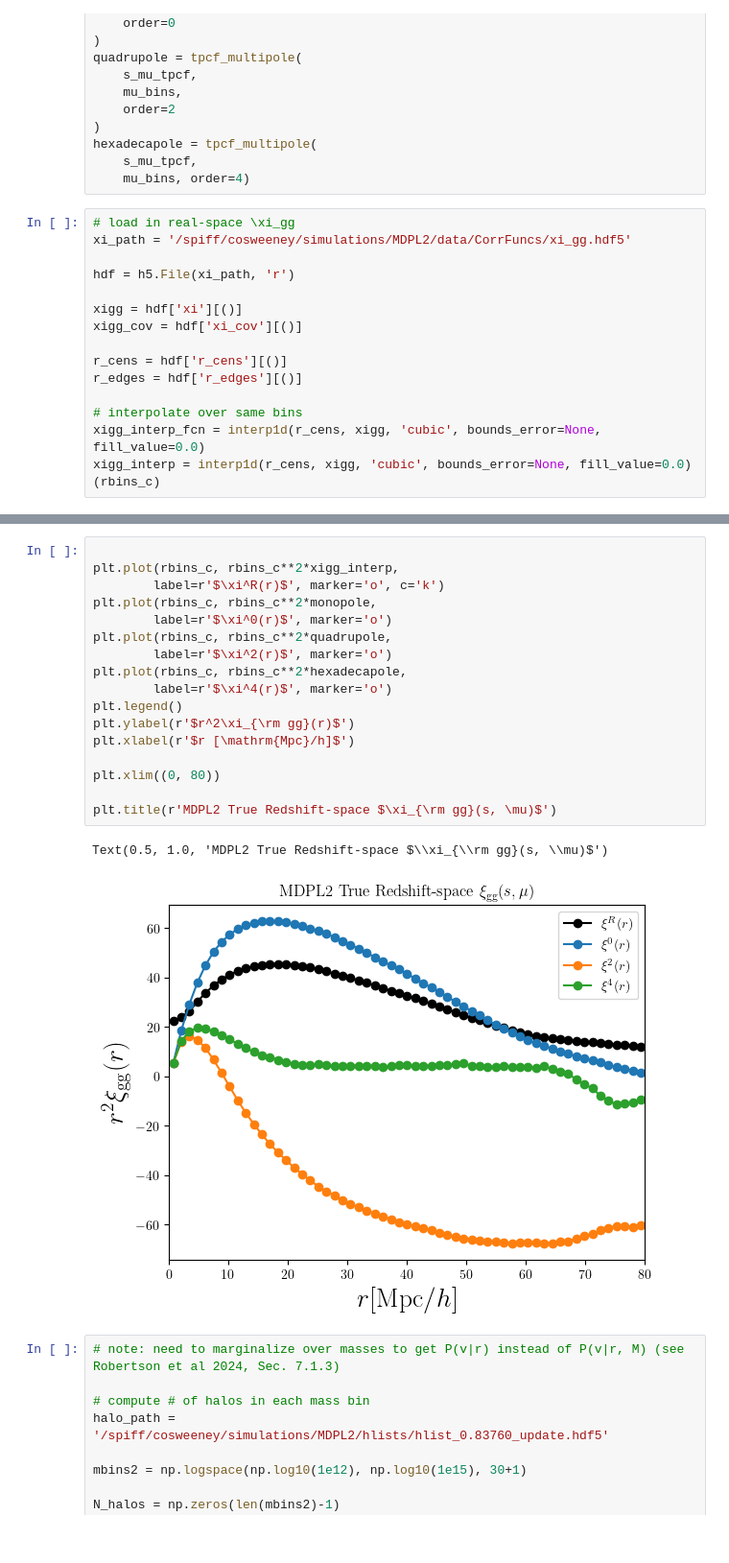
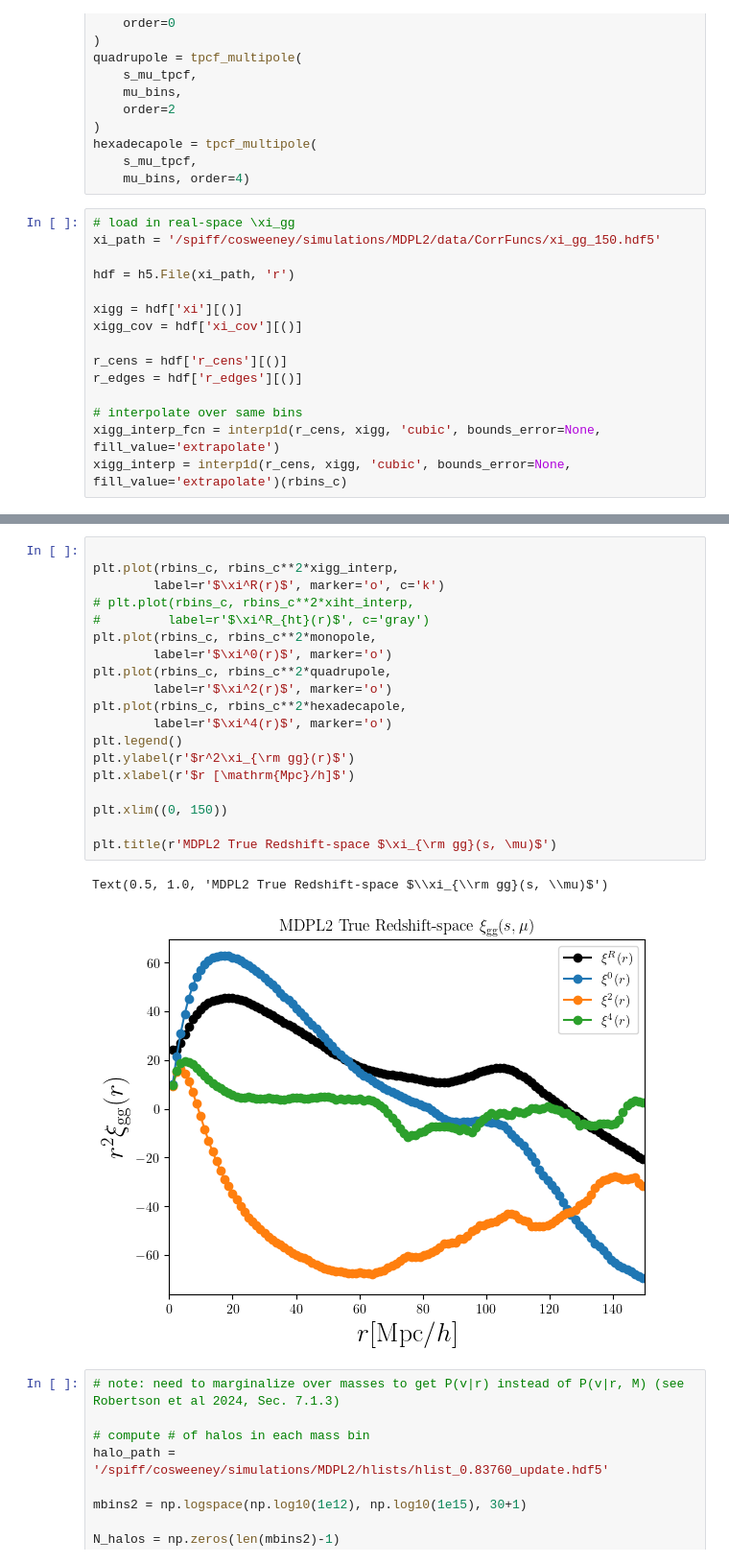
Before and after one commit to cosweeney/clive_bias, a Jupyter notebook: notebooks/streaming_model/MDPL2_streaming.ipynb, the cells around one changed output, grey strips where cells are left out. Shown at 96% size. Cells and saved outputs as stored; diff of their text form.

```diff
--- a/notebooks/streaming_model/MDPL2_streaming.ipynb
+++ b/notebooks/streaming_model/MDPL2_streaming.ipynb
@@ -314,7 +307,7 @@ hexadecapole = tpcf_multipole(
     mu_bins, order=4)
 # %%
 # load in real-space \xi_gg
-xi_path = '/spiff/cosweeney/simulations/MDPL2/data/CorrFuncs/xi_gg.hdf5'
+xi_path = '/spiff/cosweeney/simulations/MDPL2/data/CorrFuncs/xi_gg_150.hdf5'
 
 hdf = h5.File(xi_path, 'r')
 
@@ -325,5 +318,5 @@ r_cens = hdf['r_cens'][()]
 r_edges = hdf['r_edges'][()]
 
 # interpolate over same bins
-xigg_interp_fcn = interp1d(r_cens, xigg, 'cubic', bounds_error=None, fill_value=0.0)
-xigg_interp = interp1d(r_cens, xigg, 'cubic', bounds_error=None, fill_value=0.0)(rbins_c)
+xigg_interp_fcn = interp1d(r_cens, xigg, 'cubic', bounds_error=None, fill_value='extrapolate')
+xigg_interp = interp1d(r_cens, xigg, 'cubic', bounds_error=None, fill_value='extrapolate')(rbins_c)
@@ -330,23 +335,25 @@ xigg_interp = interp1d(r_cens, xigg, 'cubic', bounds_error=None, fill_value=0.0)
 # %%
 
 plt.plot(rbins_c, rbins_c**2*xigg_interp,
         label=r'$\xi^R(r)$', marker='o', c='k')
+# plt.plot(rbins_c, rbins_c**2*xiht_interp,
+#         label=r'$\xi^R_{ht}(r)$', c='gray')
 plt.plot(rbins_c, rbins_c**2*monopole,
         label=r'$\xi^0(r)$', marker='o')
 plt.plot(rbins_c, rbins_c**2*quadrupole,
         label=r'$\xi^2(r)$', marker='o')
 plt.plot(rbins_c, rbins_c**2*hexadecapole,
         label=r'$\xi^4(r)$', marker='o')
 plt.legend()
 plt.ylabel(r'$r^2\xi_{\rm gg}(r)$')
 plt.xlabel(r'$r [\mathrm{Mpc}/h]$')
 
-plt.xlim((0, 80))
+plt.xlim((0, 150))
 
 plt.title(r'MDPL2 True Redshift-space $\xi_{\rm gg}(s, \mu)$')
 # %% [output]
 Text(0.5, 1.0, 'MDPL2 True Redshift-space $\\xi_{\\rm gg}(s, \\mu)$')
-[figure, old version]
+[figure, new version]
 # %%
 # note: need to marginalize over masses to get P(v|r) instead of P(v|r, M) (see Robertson et al 2024, Sec. 7.1.3)
 
```
Also changed, not shown: parts of 31 cells of this notebook, 10 other files.
